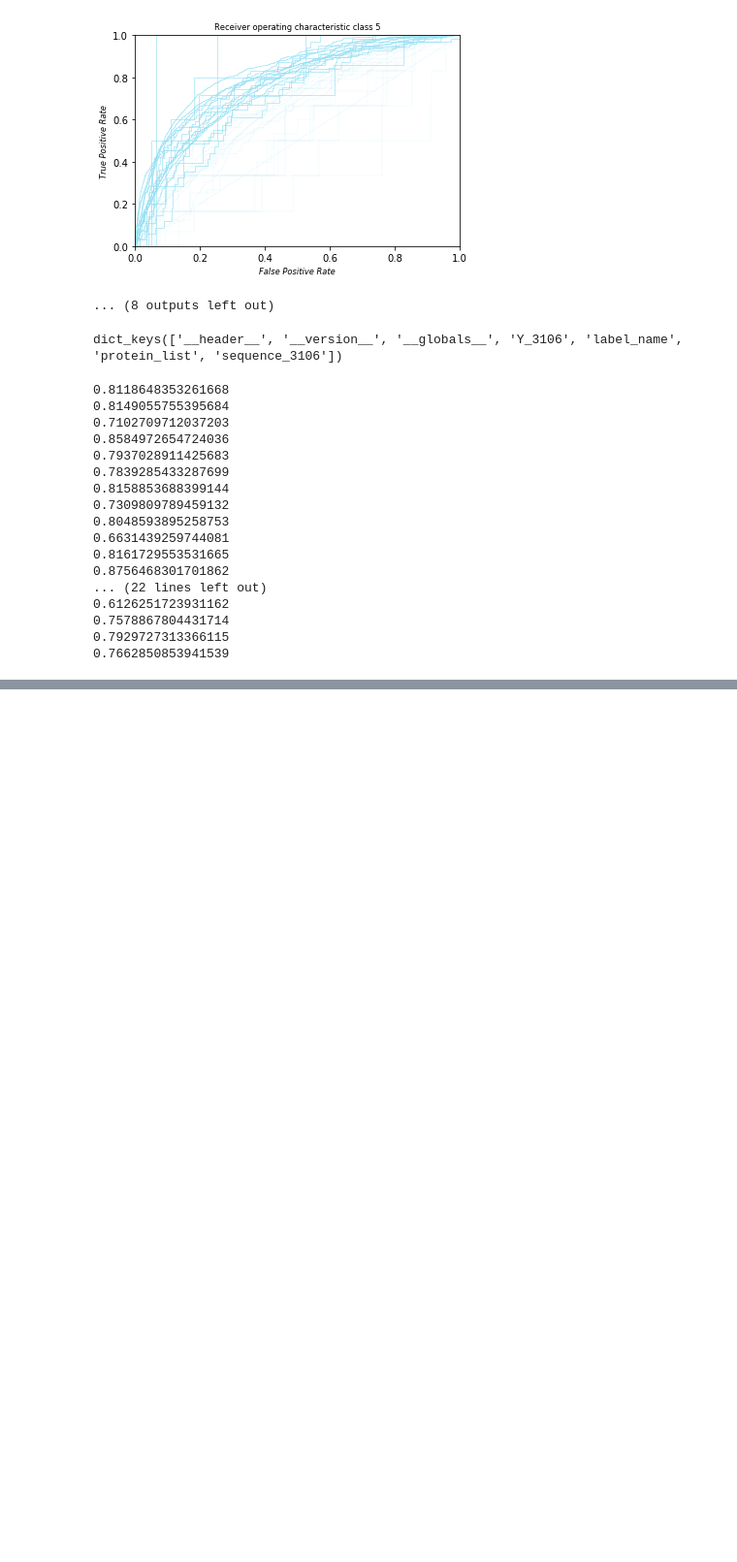
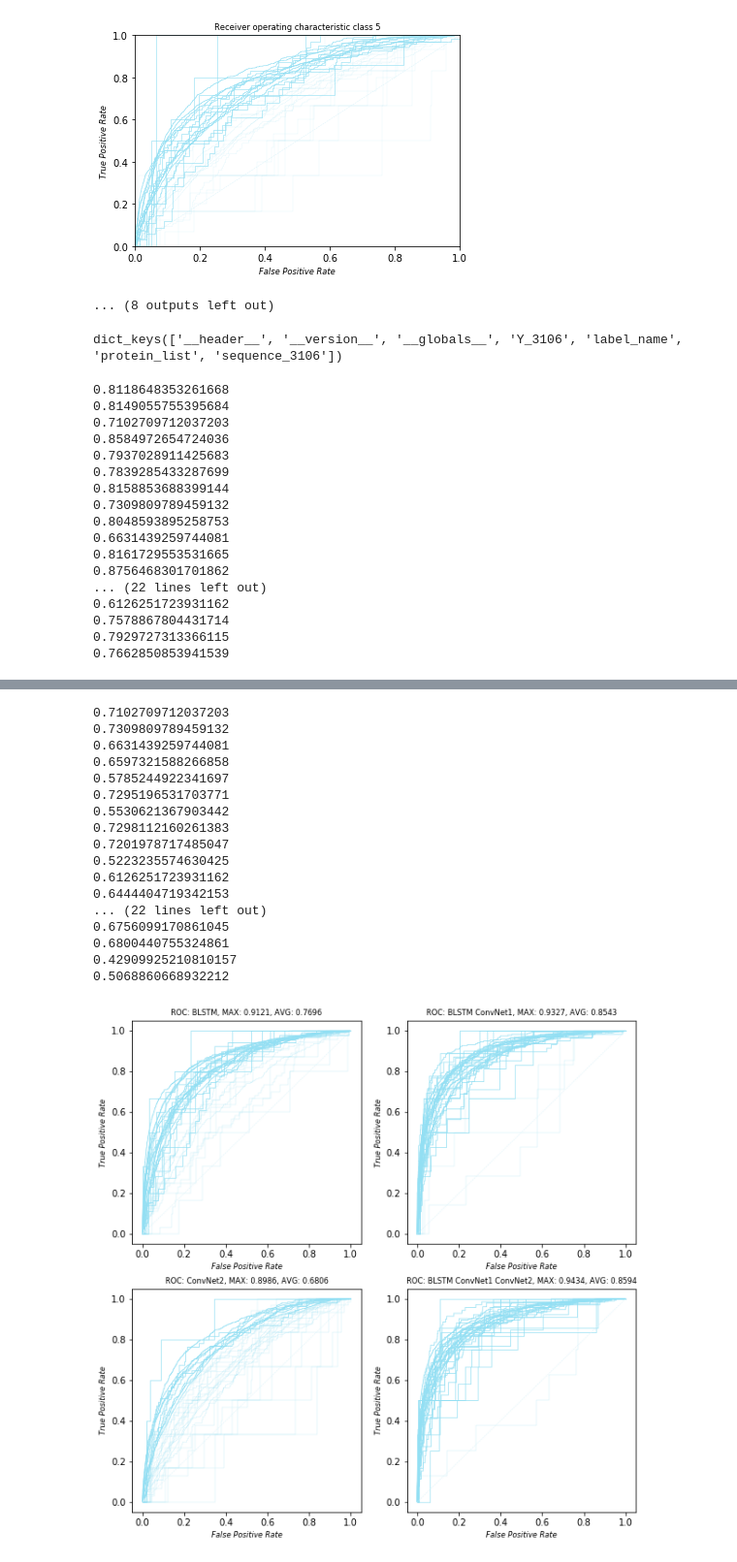
Before and after one commit to Paeans/subcellular, a Jupyter notebook: test.ipynb, the cells around one changed output, grey strips where cells are left out. Shown at 97% size. Cells and saved outputs as stored; diff of their text form; code cells hidden in the pictures; blank space fills up the shorter version.

```diff
--- a/test.ipynb
+++ b/test.ipynb
@@ -1082,0 +1128,55 @@ print(np.average(t))
+# %%
+import matplotlib.pyplot as plt
+fnames = ['new_encoding_4802_res_8.mat', 'new_encoding_4802_lrg_6.mat',
+          'new_pssm_4802_7.mat', 'new_encoding_pssm_4802_3_9.mat']
+modelname = ['BLSTM', 'BLSTM ConvNet1', 'ConvNet2', 'BLSTM ConvNet1 ConvNet2']
+f, axs = plt.subplots(2, 2,  figsize=(10,10))
+
+for m in range(2):
+    for n in range(2):
+        filename = 'plot_auc/' + fnames[m*2 + n]
+        result = loadmat(filename)
+        test_y = result['test_y']
+        pred_y = result['pred_y']
+        fig1 = axs[m,n]
+        tmp = []
+        for i in range(37):
+            if i in [18,31,28]:
+                continue
+            fpr, tpr, _ = roc_curve(test_y[:, i], pred_y[:, i])
+            roc_auc = auc(fpr, tpr)
+            tmp.append(roc_auc)
+            slw = 0.7
+            if roc_auc < 0.7:
+                print(roc_auc)
+                slw = 0.2
+            fig1.plot(fpr, tpr, color='#92DFF3',
+                     lw=slw, label='ROC curve (area = %0.4f)' % roc_auc)
+        fig1.plot([0, 1], [0, 1], color='#DBF3FA', lw=0.5, linestyle='--')
+        # fig1.xlim([0.0, 1.0])
+        # fig1.ylim([0.0, 1.0])
+        # fig1.xlabel('False Positive Rate', fontsize = 'small', fontstyle='italic')
+        # fig1.ylabel()
+        fig1.set_title('ROC: {}, MAX: {:.4f}, AVG: {:.4f}'.format(modelname[m*2 + n], np.amax(tmp), np.average(tmp)), fontsize = 'small')
+        fig1.set_xlabel('False Positive Rate', fontsize = 'small', fontstyle='italic')
+        fig1.set_ylabel('True Positive Rate', fontsize = 'small', fontstyle='italic')
+plt.savefig('auc_4802.pdf')
+# %% [output]
+0.7102709712037203
+0.7309809789459132
+0.6631439259744081
+0.6597321588266858
+0.5785244922341697
+0.7295196531703771
+0.5530621367903442
+0.7298112160261383
+0.7201978717485047
+0.5223235574630425
+0.6126251723931162
+0.6444404719342153
+... (22 lines left out)
+0.6756099170861045
+0.6800440755324861
+0.42909925210810157
+0.5068860668932212
+[figure, added]
```
Also changed, not shown: parts of 2 cells of this notebook.
